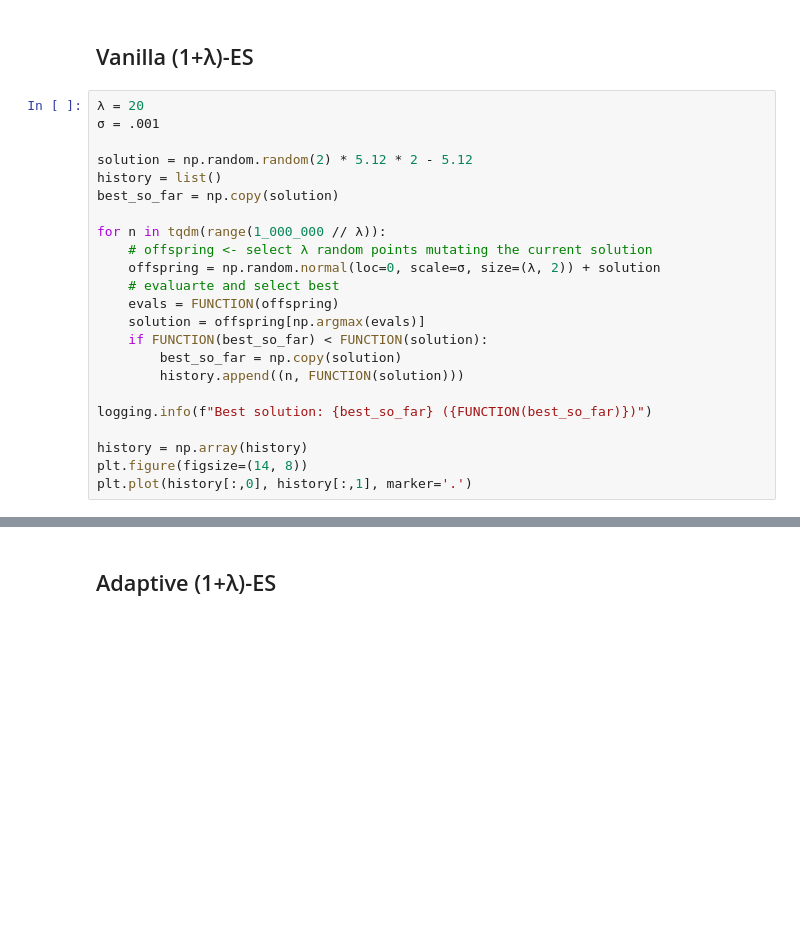
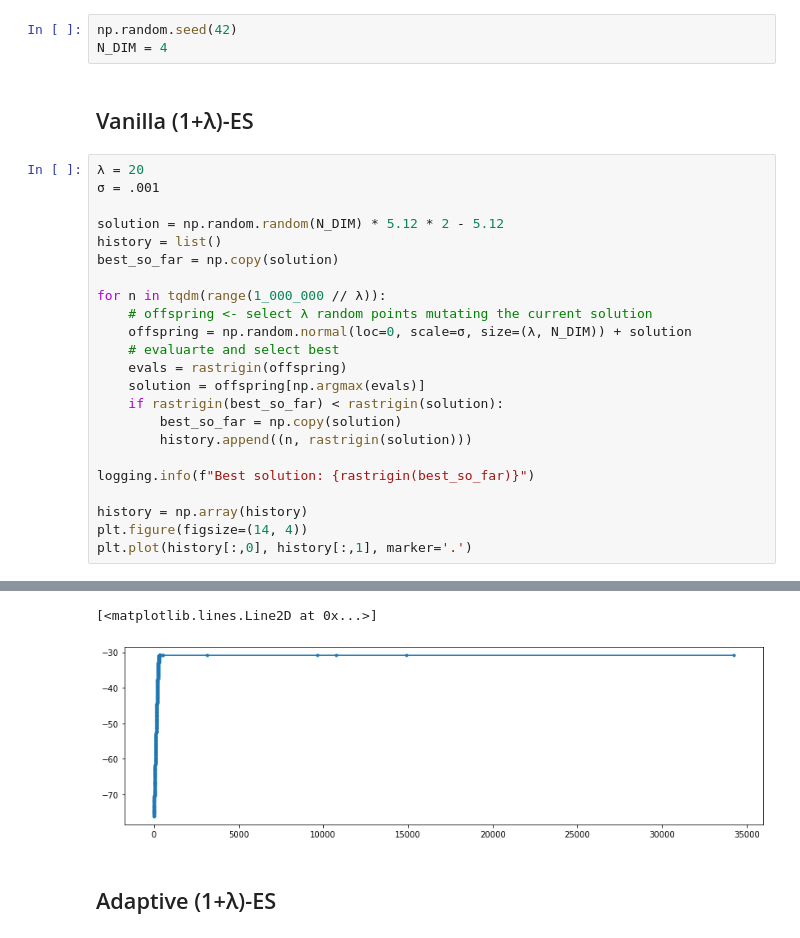
Before and after one commit to squillero/computational-intelligence, a Jupyter notebook: rastrigin.ipynb, the cells around one changed output, grey strips where cells are left out. Drawn from its saved outputs; the diff is of its cells as text; blank space fills up the shorter version.

```diff
--- a/rastrigin.ipynb
+++ b/rastrigin.ipynb
@@ -33,25 +33,29 @@ NameError: name 'FUNCTION' is not defined
+# %%
+np.random.seed(42)
+N_DIM = 4
 # %% [markdown]
 ## Vanilla (1+λ)-ES
 # %%
 λ = 20
 σ = .001
 
-solution = np.random.random(2) * 5.12 * 2 - 5.12
+solution = np.random.random(N_DIM) * 5.12 * 2 - 5.12
 history = list()
 best_so_far = np.copy(solution)
 
 for n in tqdm(range(1_000_000 // λ)):
     # offspring <- select λ random points mutating the current solution
-    offspring = np.random.normal(loc=0, scale=σ, size=(λ, 2)) + solution
+    offspring = np.random.normal(loc=0, scale=σ, size=(λ, N_DIM)) + solution
     # evaluarte and select best
-    evals = FUNCTION(offspring)
+    evals = rastrigin(offspring)
     solution = offspring[np.argmax(evals)]
-    if FUNCTION(best_so_far) < FUNCTION(solution):
+    if rastrigin(best_so_far) < rastrigin(solution):
         best_so_far = np.copy(solution)
-        history.append((n, FUNCTION(solution)))
+        history.append((n, rastrigin(solution)))
 
-logging.info(f"Best solution: {best_so_far} ({FUNCTION(best_so_far)})")
+logging.info(f"Best solution: {rastrigin(best_so_far)}")
 
 history = np.array(history)
-plt.figure(figsize=(14, 8))
+plt.figure(figsize=(14, 4))
 plt.plot(history[:,0], history[:,1], marker='.')
+# %% [output]
@@ -58,3 +63,5 @@ plt.plot(history[:,0], history[:,1], marker='.')
+[<matplotlib.lines.Line2D at 0x...>]
+[figure, added]
 # %% [markdown]
 ## Adaptive (1+λ)-ES
 # %%
```
Also changed, not shown: parts of 4 cells of this notebook.
